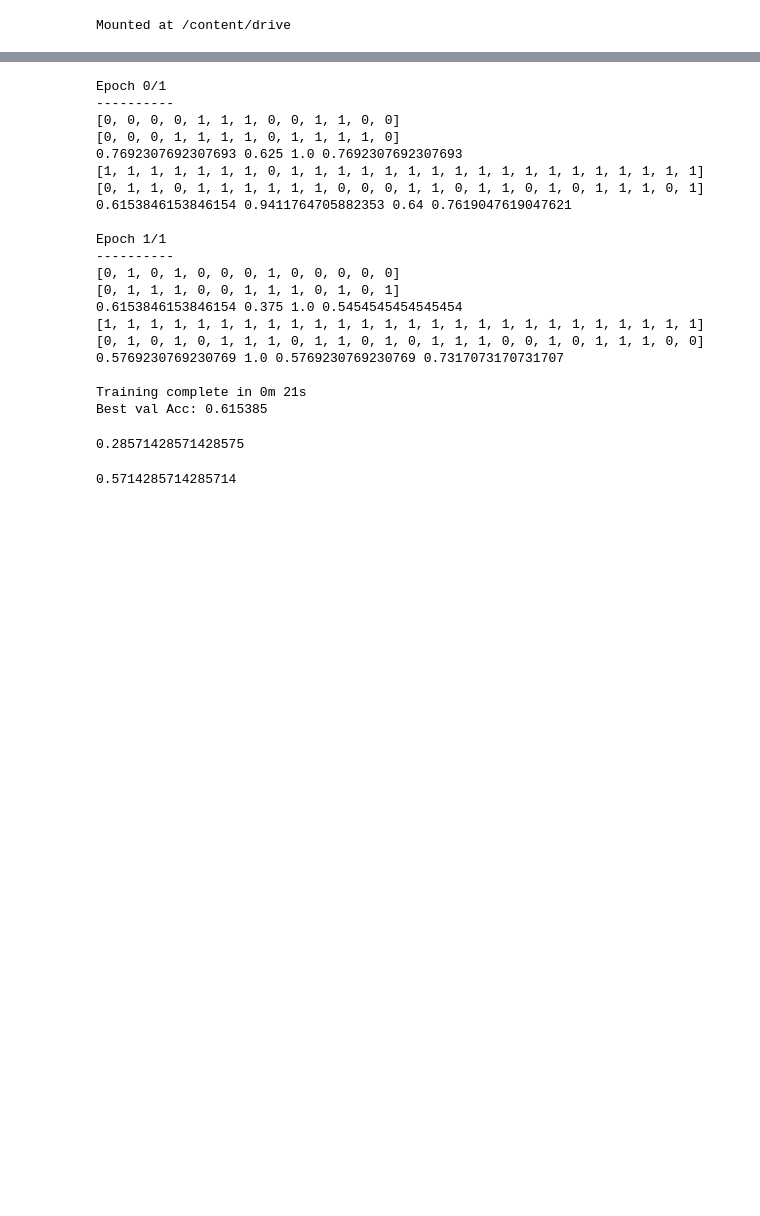
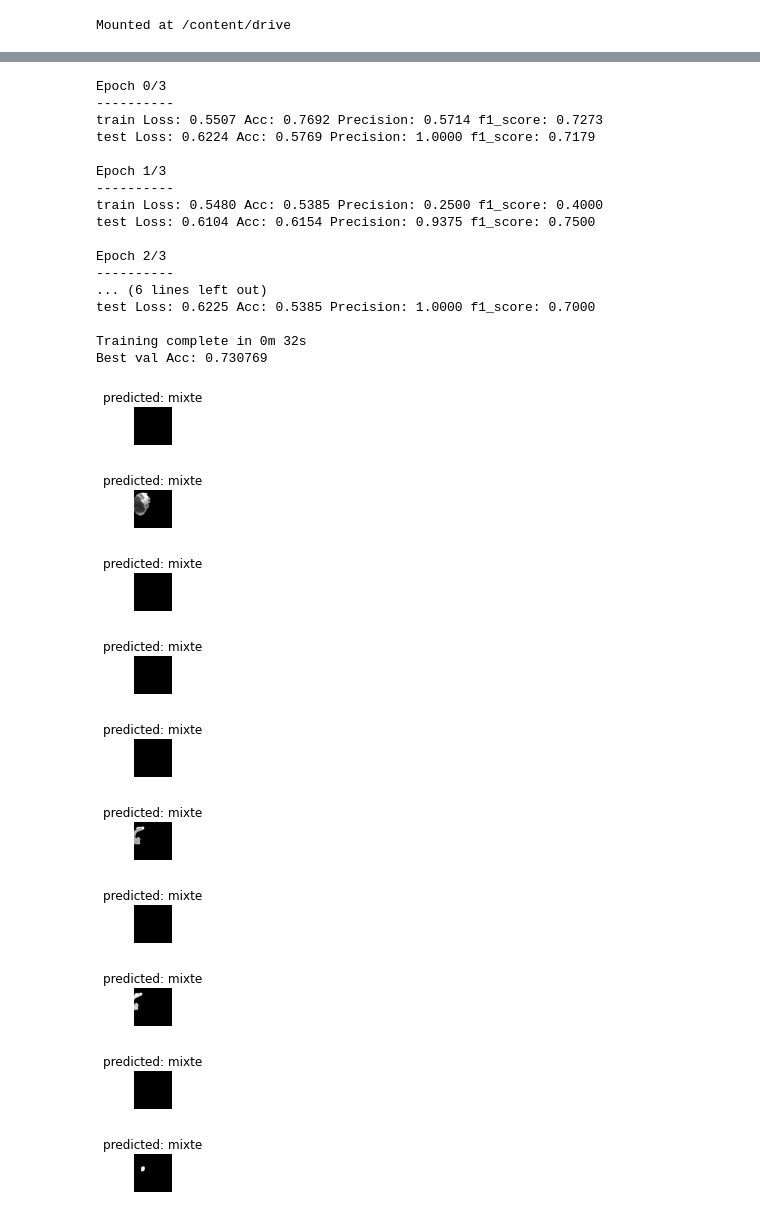
Before and after one commit to bastian110/LiverTumor_SegmentationAndClassification, a Jupyter notebook: classifier_transfert_learning.ipynb, the cells around one changed output, grey strips where cells are left out. Drawn from its saved outputs; the diff is of its cells as text; code cells hidden in the pictures; blank space fills up the shorter version.

```diff
--- a/classifier_transfert_learning.ipynb
+++ b/classifier_transfert_learning.ipynb
@@ -146,5 +109,5 @@ Successfully installed pyDeprecate-0.3.2 torchmetrics-0.7.2
 # %%
-from sklearn.metrics import accuracy_score, confusion_matrix, precision_score, f1_score, recall_score
+from sklearn.metrics import classification_report, accuracy_score, confusion_matrix, precision_score, f1_score, recall_score
 
 # recall, f1-score,AUC
 def train_model(model, criterion, optimizer, scheduler, num_epochs=25):
@@ -152,6 +115,8 @@ def train_model(model, criterion, optimizer, scheduler, num_epochs=25):
 
     best_model_wts = copy.deepcopy(model.state_dict())
     best_acc = 0.0
+    train_metric_log = [["phase", "epoch_loss", "epoch_acc", "precision", "f1_score"]]
+    test_metric_log = [["phase", "epoch_loss", "epoch_acc", "precision", "f1_score"]]
 
     for epoch in range(num_epochs):
         print('Epoch {}/{}'.format(epoch, num_epochs - 1))
@@ -207,13 +172,8 @@ def train_model(model, criterion, optimizer, scheduler, num_epochs=25):
             labels = labels.cpu().detach().numpy()
 
             preds_cpu.extend(preds)
-            #preds_cpu = np.append(preds_cpu, preds)
             labels_cpu.extend(labels)
-            #labels_cpu = np.append(labels_cpu, labels)
-            print(preds_cpu)
-            print(labels_cpu)
 
-            #epoch_acc = running_corrects.double() / dataset_sizes[phase] # = (tp+tn)/(tp+fp+tp+fn)
             epoch_loss = running_loss / dataset_sizes[phase]
             epoch_acc = accuracy_score(preds_cpu, labels_cpu)
             precision = precision_score(preds_cpu, labels_cpu)
@@ -221,7 +181,17 @@ def train_model(model, criterion, optimizer, scheduler, num_epochs=25):
             f1_score = 2 * (precision * recall) / (precision + recall)
             #aoc_roc = auroc(preds_cpu, labels_cpu)
 
+            if phase == 'train':
+                train_metric_log.append([phase, epoch_loss, epoch_acc, precision, f1_score])
+                #print("train log:",train_metric_log)
+                df = pd.DataFrame(train_metric_log)
+                df.to_csv('train_log.csv')
 
+            else:
+                test_metric_log.append([phase, epoch_loss, epoch_acc, precision, f1_score])
+                #print("test log:",test_metric_log)
+                df2 = pd.DataFrame(test_metric_log)
+                df2.to_csv('test_log.csv')
 
             print('{} Loss: {:.4f} Acc: {:.4f} Precision: {:.4f} f1_score: {:.4f} '.format(
                 phase, epoch_loss, epoch_acc, precision, f1_score))
@@ -243,7 +213,7 @@ def train_model(model, criterion, optimizer, scheduler, num_epochs=25):
     model.load_state_dict(best_model_wts)
     return model
 # %%
-def visualize_model(model, num_images=6):
+def visualize_model(model, num_images=10):
     was_training = model.training
     model.eval()
     images_so_far = 0
@@ -292,35 +260,34 @@ Downloading: "https://download.pytorch.org/models/resnet18-f37072fd.pth" to /roo
 # %%
 model_conv = train_model(model_conv, criterion, optimizer_conv,
-                         exp_lr_scheduler, num_epochs=2)
+                         exp_lr_scheduler, num_epochs=4)
 # %% [output]
-Epoch 0/1
+Epoch 0/3
 ----------
-[0, 0, 0, 0, 1, 1, 1, 0, 0, 1, 1, 0, 0]
-[0, 0, 0, 1, 1, 1, 1, 0, 1, 1, 1, 1, 0]
-0.7692307692307693 0.625 1.0 0.7692307692307693
-[1, 1, 1, 1, 1, 1, 1, 0, 1, 1, 1, 1, 1, 1, 1, 1, 1, 1, 1, 1, 1, 1, 1, 1, 1, 1]
-[0, 1, 1, 0, 1, 1, 1, 1, 1, 1, 0, 0, 0, 1, 1, 0, 1, 1, 0, 1, 0, 1, 1, 1, 0, 1]
-0.6153846153846154 0.9411764705882353 0.64 0.7619047619047621
+train Loss: 0.5507 Acc: 0.7692 Precision: 0.5714 f1_score: 0.7273
+test Loss: 0.6224 Acc: 0.5769 Precision: 1.0000 f1_score: 0.7179
 
-Epoch 1/1
+Epoch 1/3
 ----------
-[0, 1, 0, 1, 0, 0, 0, 1, 0, 0, 0, 0, 0]
-[0, 1, 1, 1, 0, 0, 1, 1, 1, 0, 1, 0, 1]
-0.6153846153846154 0.375 1.0 0.5454545454545454
-[1, 1, 1, 1, 1, 1, 1, 1, 1, 1, 1, 1, 1, 1, 1, 1, 1, 1, 1, 1, 1, 1, 1, 1, 1, 1]
-[0, 1, 0, 1, 0, 1, 1, 1, 0, 1, 1, 0, 1, 0, 1, 1, 1, 0, 0, 1, 0, 1, 1, 1, 0, 0]
-0.5769230769230769 1.0 0.5769230769230769 0.7317073170731707
+train Loss: 0.5480 Acc: 0.5385 Precision: 0.2500 f1_score: 0.4000
+test Loss: 0.6104 Acc: 0.6154 Precision: 0.9375 f1_score: 0.7500
 
-Training complete in 0m 21s
-Best val Acc: 0.615385
+Epoch 2/3
+----------
+... (6 lines left out)
+test Loss: 0.6225 Acc: 0.5385 Precision: 1.0000 f1_score: 0.7000
+
+Training complete in 0m 32s
+Best val Acc: 0.730769
-# %%
-
-y_true = [1, 0, 0, 0, 0, 0, 1]
-y_pred = [0, 1, 0, 1, 1, 1, 1]
-f1_score(y_pred, y_true)
-# %% [output]
-0.28571428571428575
-# %%
-4/7
-# %% [output]
-0.5714285714285714
+# %%
+visualize_model(model_conv)
+# %% [output]
+[figure, added]
+[figure, added]
+[figure, added]
+[figure, added]
+[figure, added]
+[figure, added]
+[figure, added]
+[figure, added]
+[figure, added]
+[figure, added]
```
Also changed, not shown: parts of 8 cells of this notebook.
